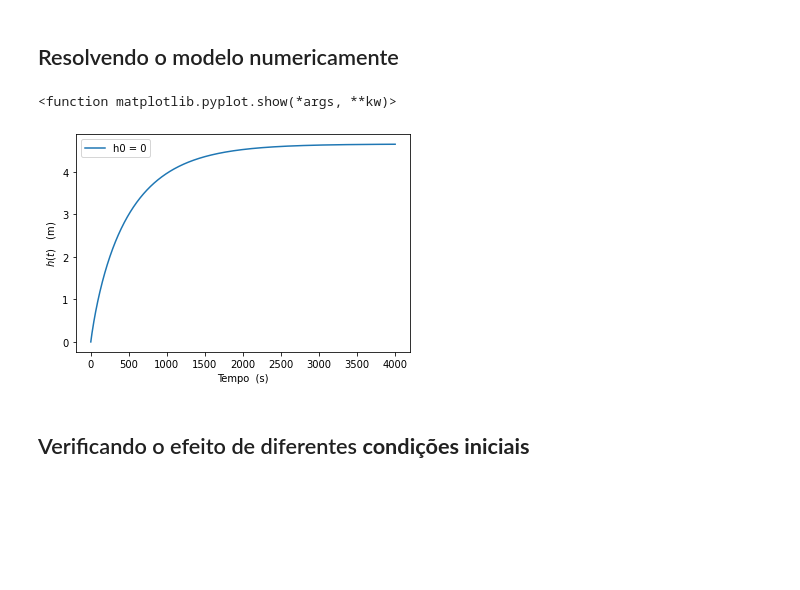
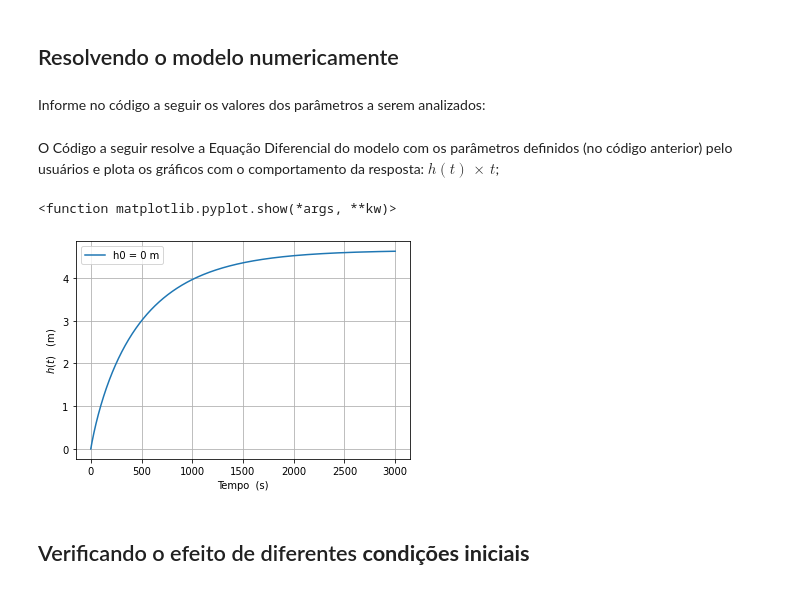
Before and after one commit to yahicoS/CadernosControle-Colab, a Jupyter notebook: ModeloeSimulacaoTanque.ipynb, the cells around one changed output. Cells and saved outputs as stored; diff of their text form; code cells hidden in the pictures; blank space fills up the shorter version.

Commit message:
Corrige modificações no primeiro gráfico e torna a adição das condições iniciais mais intuitiva no segundo gráfico

```diff
--- a/ModeloeSimulacaoTanque.ipynb
+++ b/ModeloeSimulacaoTanque.ipynb
@@ -104,6 +104,8 @@ h(0) = h_0
 \end{equation}
 # %% [markdown]
 ## Resolvendo o modelo numericamente
+# %% [markdown]
+Informe no código a seguir os valores dos parâmetros a serem analizados:
 # %%
 # Definindo parâmetros e Condição Inicial
 R = 0.5 #Raio do tanque [m]
@@ -113,35 +116,38 @@ h0 = 0 #Altura inicial [m]
+# %% [markdown]
+O Código a seguir resolve a Equação Diferencial do modelo com os parâmetros definidos (no código anterior) pelo usuários e plota os gráficos com o comportamento da resposta: $ h(t) \, \times \, t$;
 # %%
 import numpy as np
 import matplotlib.pyplot as plt
 from scipy.integrate import odeint
 
 #definindo a equação diferencial
 def ode(y, t, R, r, Qe):
   h = y[0]
   g= 9.81 #m/s2
   pi = 3.14
   dhdt = Qe / (pi*R**2) - (r**2/R**2) * (2 * g * h)**(.5)
   return dhdt
 
 
 
 
 
 #Definindo o vetor tempo
-t = np.linspace(0,4000,1000)
+t = np.linspace(0,tf,1000)
 
 y = odeint(ode,h0,t,args=(R,r,Qe))
 
 
 #Plotando a simulação
 
 figure = plt.plot()
 plt.plot(t,y[:,0])
 plt.xlabel(r'Tempo  (s)', fontsize = 'medium')
 plt.ylabel(r'$h(t)$   ($\mathrm{m}}$)', fontsize = 'medium')
-plt.legend(["h0 = {}".format(h0)])
+plt.legend(["h0 = {} m".format(h0)])
+plt.grid()
 plt.show
 # %% [output]
 <function matplotlib.pyplot.show(*args, **kw)>
-[figure, old version]
+[figure, new version]
 # %% [markdown]
```
Also changed, not shown: parts of 7 cells of this notebook.
